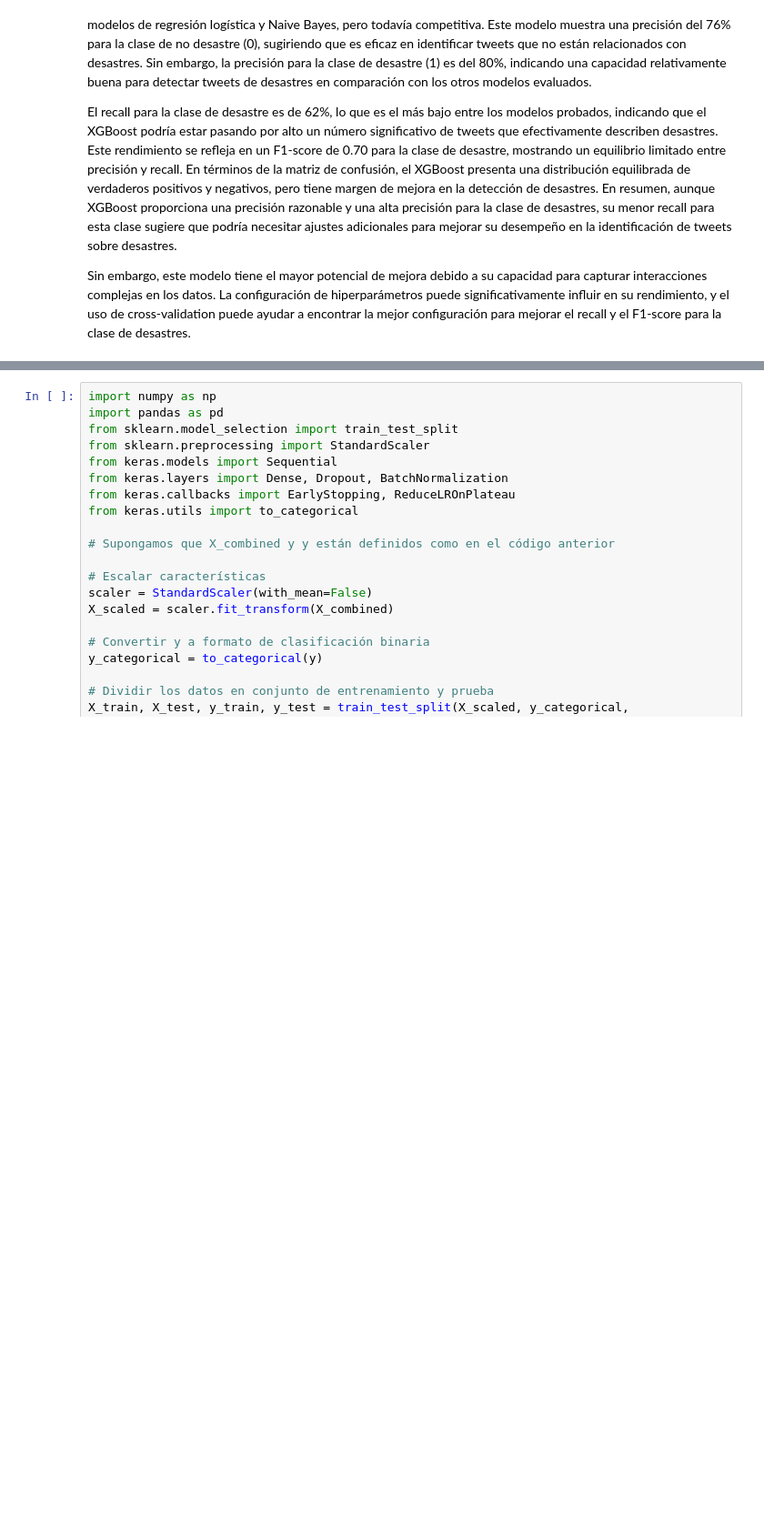
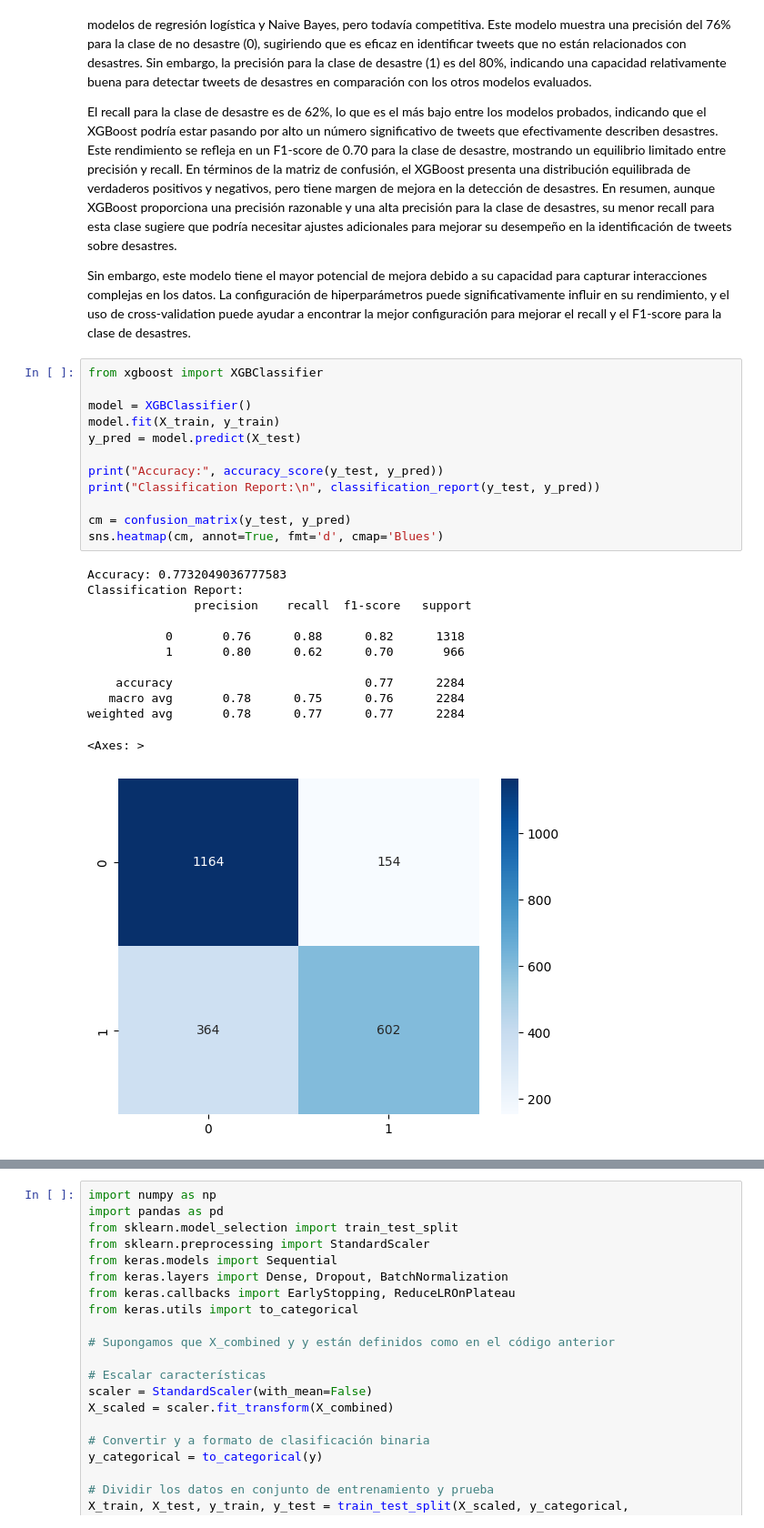
Before and after one commit to emiliosolanoo21/TextMining, a Jupyter notebook: textMining.ipynb, the cells around one changed output, grey strips where cells are left out. Shown: that part at 91% size. Saved outputs shown, nothing was run; the diff lists cells and outputs as text; blank space fills up the shorter version.

```diff
--- a/textMining.ipynb
+++ b/textMining.ipynb
@@ -380,6 +424,31 @@ El modelo XGBoost logra una precisión general del 77.3%, que es ligeramente inf
 El recall para la clase de desastre es de 62%, lo que es el más bajo entre los modelos probados, indicando que el XGBoost podría estar pasando por alto un número significativo de tweets que efectivamente describen desastres. Este rendimiento se refleja en un F1-score de 0.70 para la clase de desastre, mostrando un equilibrio limitado entre precisión y recall. En términos de la matriz de confusión, el XGBoost presenta una distribución equilibrada de verdaderos positivos y negativos, pero tiene margen de mejora en la detección de desastres. En resumen, aunque XGBoost proporciona una precisión razonable y una alta precisión para la clase de desastres, su menor recall para esta clase sugiere que podría necesitar ajustes adicionales para mejorar su desempeño en la identificación de tweets sobre desastres.
 
 Sin embargo,  este modelo tiene el mayor potencial de mejora debido a su capacidad para capturar interacciones complejas en los datos. La configuración de hiperparámetros puede significativamente influir en su rendimiento, y el uso de cross-validation puede ayudar a encontrar la mejor configuración para mejorar el recall y el F1-score para la clase de desastres.
+# %%
+from xgboost import XGBClassifier
+
+model = XGBClassifier()
+model.fit(X_train, y_train)
+y_pred = model.predict(X_test)
+
+print("Accuracy:", accuracy_score(y_test, y_pred))
+print("Classification Report:\n", classification_report(y_test, y_pred))
+
+cm = confusion_matrix(y_test, y_pred)
+sns.heatmap(cm, annot=True, fmt='d', cmap='Blues')
+# %% [output]
+Accuracy: 0.7732049036777583
+Classification Report:
+               precision    recall  f1-score   support
+
+           0       0.76      0.88      0.82      1318
+           1       0.80      0.62      0.70       966
+
+    accuracy                           0.77      2284
+   macro avg       0.78      0.75      0.76      2284
+weighted avg       0.78      0.77      0.77      2284
+<Axes: >
+[figure, added]
 # %%
 from sklearn.model_selection import GridSearchCV, cross_val_score
 from xgboost import XGBClassifier
```
Also changed, not shown: parts of 11 cells of this notebook.
